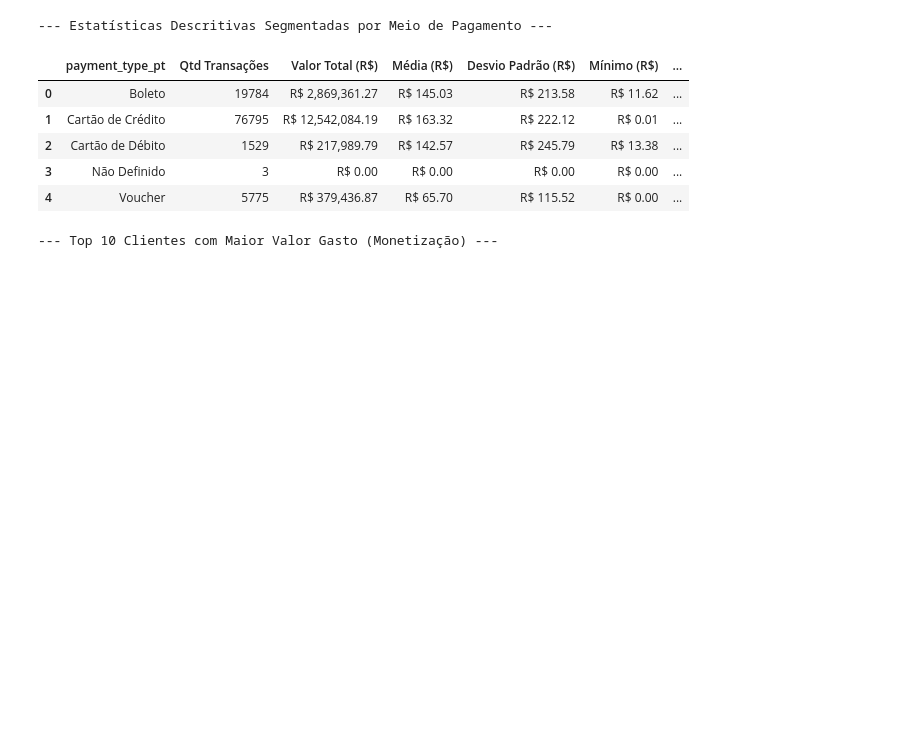
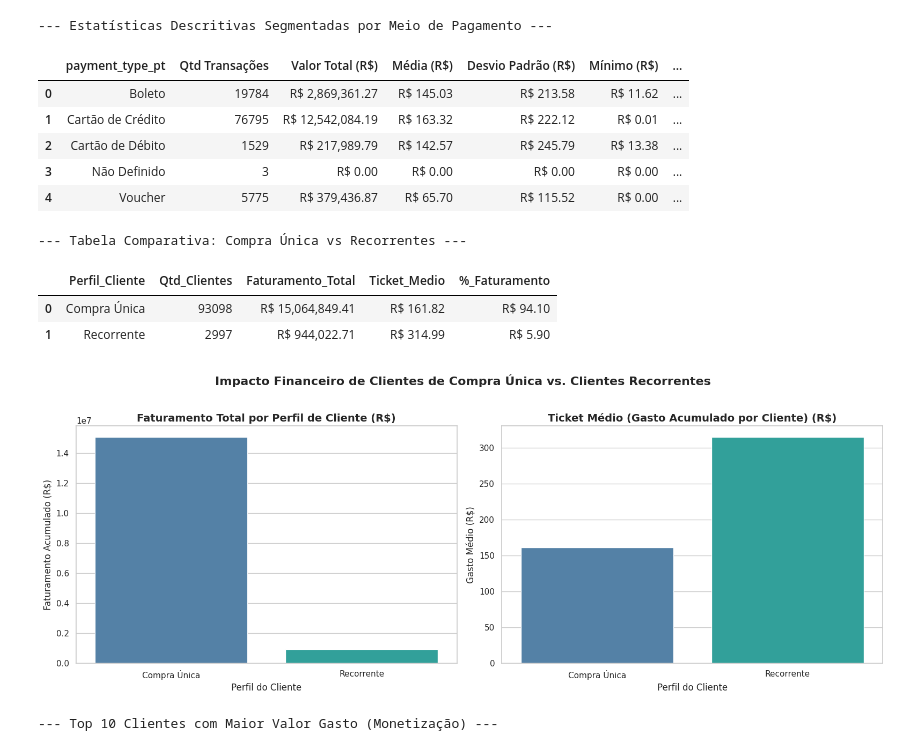
Before and after one commit to HelviaOliveira/dplyr, a Jupyter notebook: Comportamento e Pagamentos.ipynb, the cells around one changed output. Saved outputs shown, nothing was run; the diff lists cells and outputs as text; code cells hidden in the pictures; blank space fills up the shorter version.

```diff
--- a/Comportamento e Pagamentos.ipynb
+++ b/Comportamento e Pagamentos.ipynb
@@ -261,6 +327,72 @@ display(estatisticas_pagamento)
 | 2 | Cartão de Débito | 1529 | R$ 217,989.79 | R$ 142.57 | R$ 245.79 | R$ 13.38 | ... |
 | 3 | Não Definido | 3 | R$ 0.00 | R$ 0.00 | R$ 0.00 | R$ 0.00 | ... |
 | 4 | Voucher | 5775 | R$ 379,436.87 | R$ 65.70 | R$ 115.52 | R$ 0.00 | ... |
+# %%
+import pandas as pd
+import numpy as np
+import matplotlib.pyplot as plt
+import seaborn as sns
+
+# 1. Classificar os clientes entre 'Compra Única' e 'Recorrente'
+df_rfm['Perfil_Cliente'] = np.where(df_rfm['Frequencia'] > 1, 'Recorrente', 'Compra Única')
+
+# 2. Calcular o impacto financeiro agregado
+analise_financeira = df_rfm.groupby('Perfil_Cliente').agg(
+    Qtd_Clientes=('customer_unique_id', 'count'),
+    Faturamento_Total=('Monetizacao', 'sum'),
+    Ticket_Medio=('Monetizacao', 'mean')
+).reset_index()
+
+# Calcular porcentagens
+faturamento_total_geral = df_rfm['Monetizacao'].sum()
+analise_financeira['%_Faturamento'] = (analise_financeira['Faturamento_Total'] / faturamento_total_geral) * 100
+
+# Formatar os valores da tabela para exibição
+pd.options.display.float_format = 'R$ {:,.2f}'.format
+print("--- Tabela Comparativa: Compra Única vs Recorrentes ---")
+display(analise_financeira)
+
+# --- 3. Criar Visualização Gráfica ---
+sns.set_theme(style="whitegrid")
+fig, axes = plt.subplots(1, 2, figsize=(16, 6))
+
+# Gráfico 1: Comparação de Faturamento Acumulado
+sns.barplot(
+    data=analise_financeira,
+    x='Perfil_Cliente',
+    y='Faturamento_Total',
+    ax=axes[0],
+    palette=['#4682b4', '#20b2aa'],
+    hue='Perfil_Cliente',
+    legend=False
+)
+axes[0].set_title('Faturamento Total por Perfil de Cliente (R$)', fontsize=14, fontweight='bold')
+axes[0].set_xlabel('Perfil do Cliente')
+axes[0].set_ylabel('Faturamento Acumulado (R$)')
+
+# Gráfico 2: Comparação de Ticket Médio por Cliente
+sns.barplot(
+    data=analise_financeira,
+    x='Perfil_Cliente',
+    y='Ticket_Medio',
+    ax=axes[1],
+    palette=['#4682b4', '#20b2aa'],
+    hue='Perfil_Cliente',
+    legend=False
+)
+axes[1].set_title('Ticket Médio (Gasto Acumulado por Cliente) (R$)', fontsize=14, fontweight='bold')
+axes[1].set_xlabel('Perfil do Cliente')
+axes[1].set_ylabel('Gasto Médio (R$)')
+
+plt.suptitle('Impacto Financeiro de Clientes de Compra Única vs. Clientes Recorrentes', fontsize=16, fontweight='bold', y=1.02)
+plt.tight_layout()
+plt.show()
+# %% [output]
+--- Tabela Comparativa: Compra Única vs Recorrentes ---
+|  | Perfil_Cliente | Qtd_Clientes | Faturamento_Total | Ticket_Medio | %_Faturamento |
+| 0 | Compra Única | 93098 | R$ 15,064,849.41 | R$ 161.82 | R$ 94.10 |
+| 1 | Recorrente | 2997 | R$ 944,022.71 | R$ 314.99 | R$ 5.90 |
+[figure, added]
 # %%
 # Ordenar os clientes com base na coluna Monetizacao de forma decrescente
 clientes_vip = df_rfm.sort_values(by='Monetizacao', ascending=False).head(10)
```
Also changed, not shown: parts of 4 cells of this notebook.
